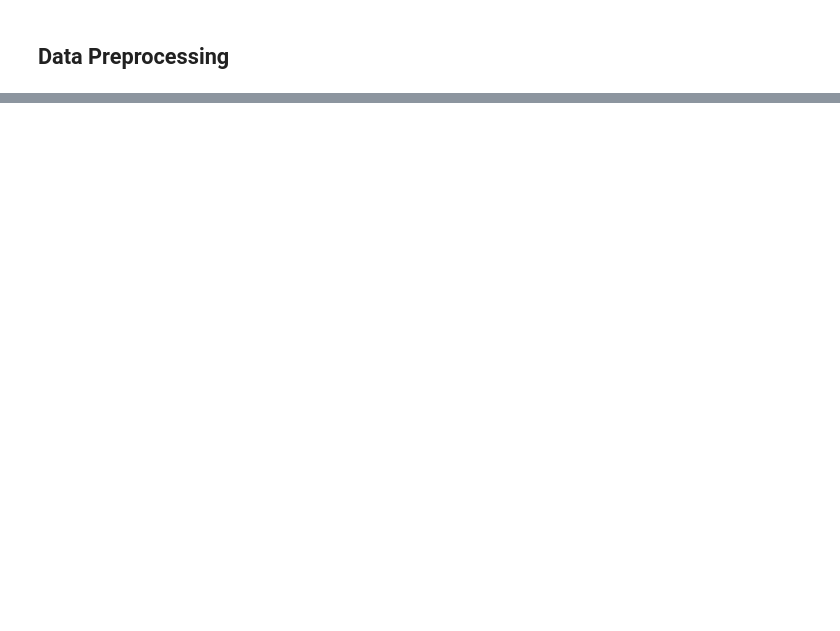
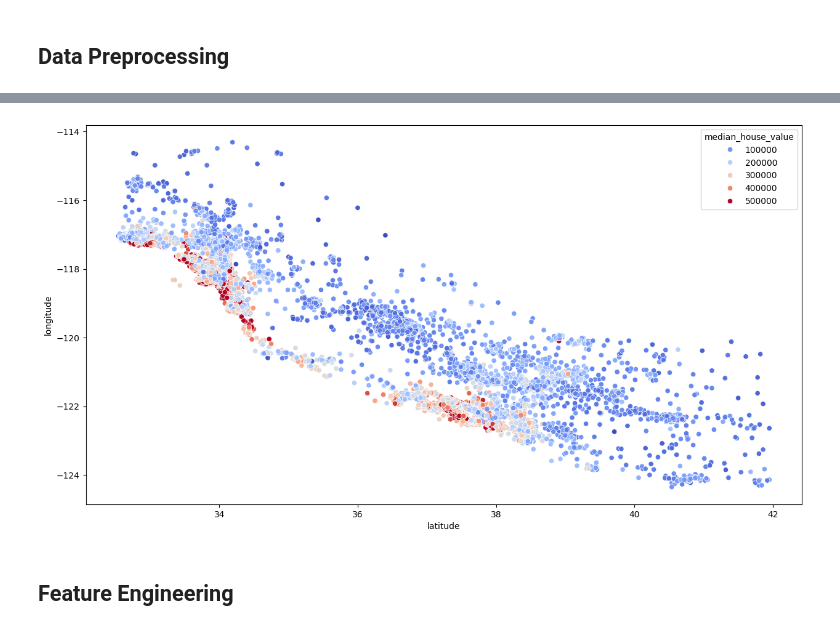
Before and after one commit to toni-the-dude/House-Price-Prediction, a Jupyter notebook: main.ipynb, the cells around one changed output, grey strips where cells are left out. Saved outputs shown, nothing was run; the diff lists cells and outputs as text; code cells hidden in the pictures; blank space fills up the shorter version.

```diff
--- a/main.ipynb
+++ b/main.ipynb
@@ -208,0 +230,7 @@ train_data = train_data.join(pd.get_dummies(train_data.ocean_proximity)).drop(["
+# %%
+plt.figure(figsize=(15, 8)) # Interestingly, using a scatterplot allows us to notice where the coast would be situated on the map of California, as the prices increase near the ocean
+sns.scatterplot(x="latitude", y="longitude", data=train_data, hue="median_house_value", palette="coolwarm");
+# %% [output]
+[figure, added]
+# %% [markdown]
+## Feature Engineering
```
Also changed, not shown: parts of 10 cells of this notebook.
